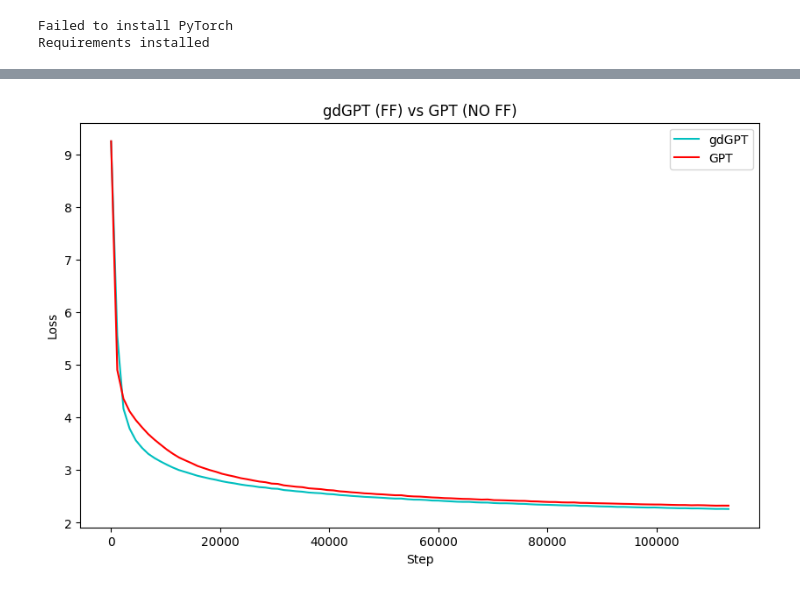
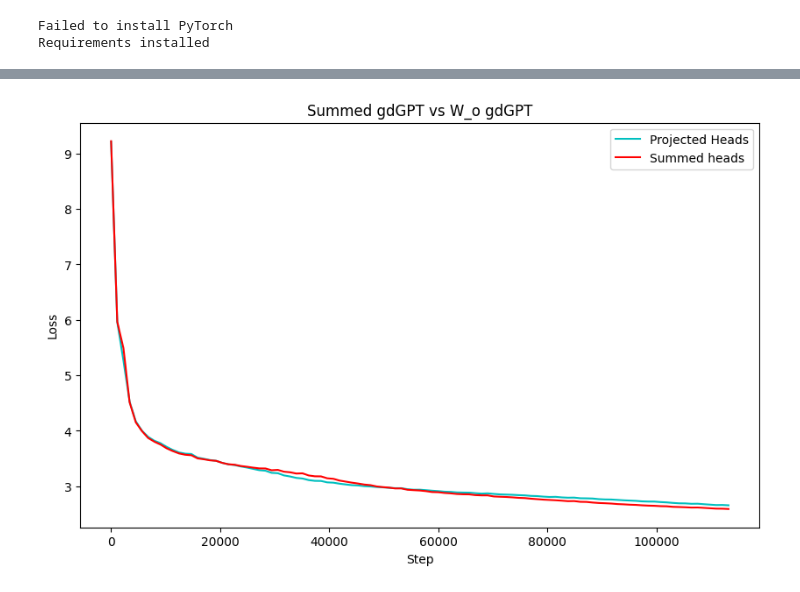
Before and after one commit to williamconvertino/GDM, a Jupyter notebook: experiments/visualize_losses.ipynb, the cells around one changed output, grey strips where cells are left out. Saved outputs shown, nothing was run; the diff lists cells and outputs as text; code cells hidden in the pictures.

```diff
--- a/experiments/visualize_losses.ipynb
+++ b/experiments/visualize_losses.ipynb
@@ -52,9 +72,9 @@ visualize_loss_from_files(
-# %%
-visualize_loss_from_files(
-  ('gdGPT_8H_1L_512E_val_results', 'gdGPT'),
-  ('GPT_8H_1L_512E_noFF_val_results', 'GPT'),
-  title='gdGPT (FF) vs GPT (NO FF)',
-  num_epochs=1
-)
-# %% [output]
-[figure, removed]
+# %%
+visualize_loss_from_files(
+  ('gdGPT_8H_1L_512E_val_results', 'Projected Heads'),
+  ('gdGPT_8H_1L_512E_sumOut_summed_val_results', 'Summed heads'),
+  title='Summed gdGPT vs W_o gdGPT',
+  num_epochs=1
+)
+# %% [output]
+[figure, added]
```
Also changed, not shown: parts of 8 cells of this notebook, 9 other files.
